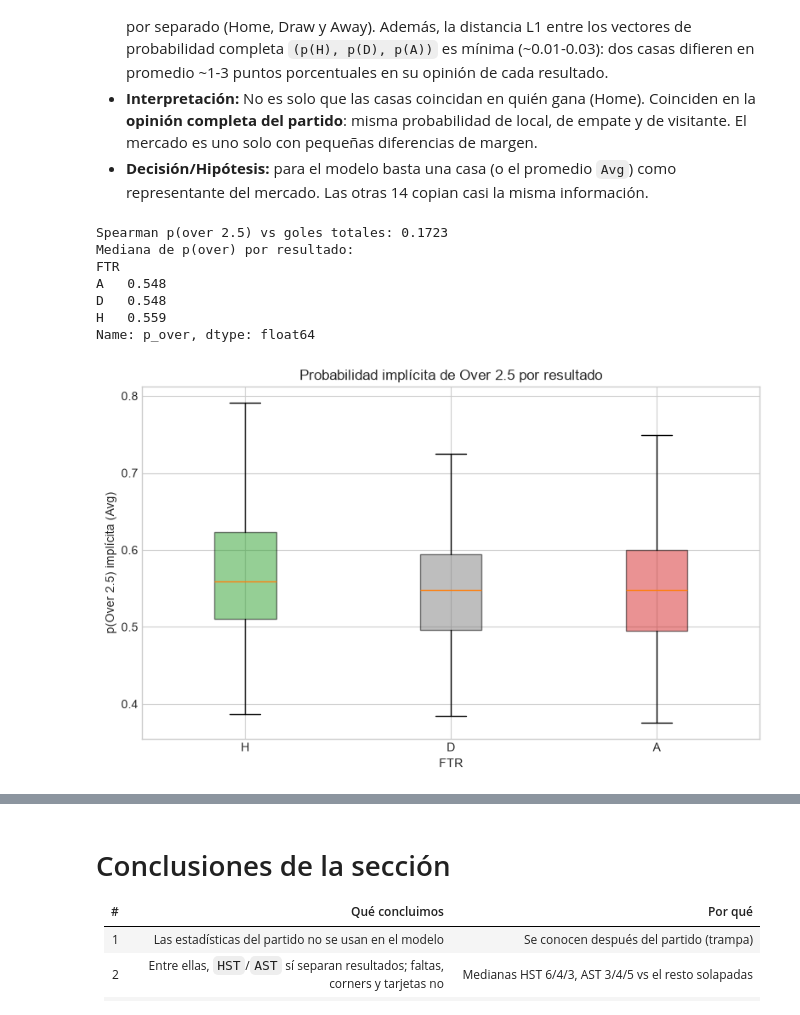
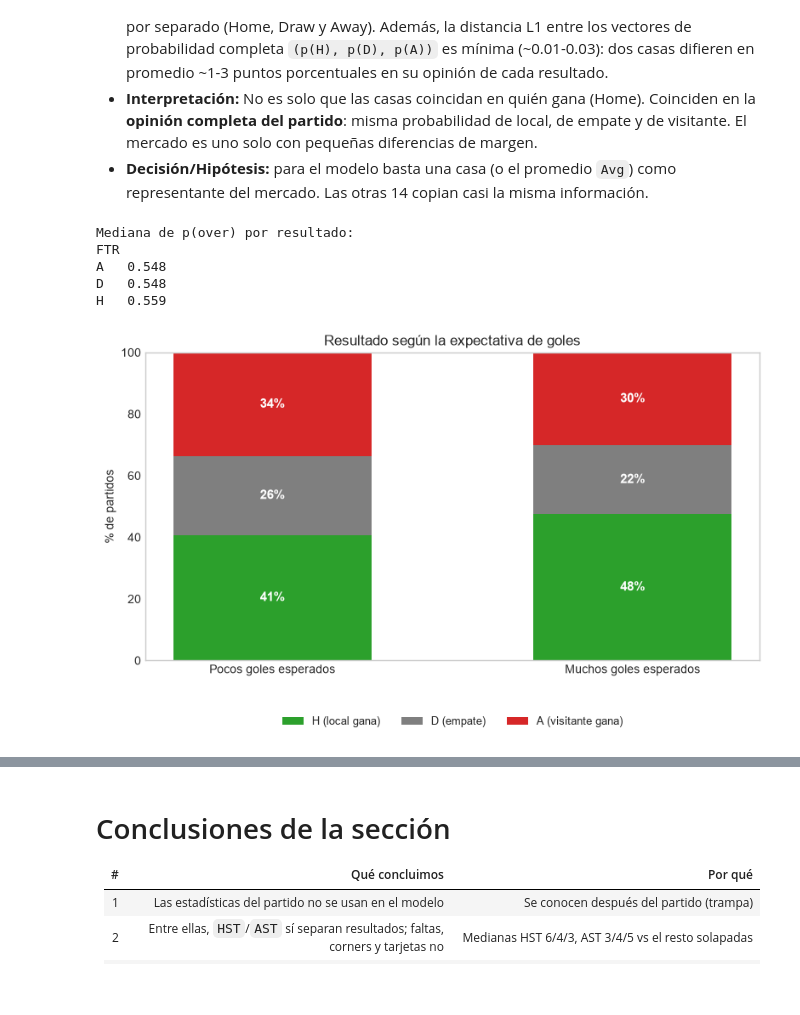
Before and after one commit to errodd/premier_league_football_predictor, a Jupyter notebook: notebooks/EDA.ipynb, the cells around one changed output, grey strips where cells are left out. Saved outputs shown, nothing was run; the diff lists cells and outputs as text; code cells hidden in the pictures; blank space fills up the shorter version.

```diff
--- a/notebooks/EDA.ipynb
+++ b/notebooks/EDA.ipynb
@@ -1356,39 +1356,54 @@ Distancia L1 media entre las 8 casas completas: 0.0062
 - **Decisión/Hipótesis:** para el modelo basta una casa (o el promedio `Avg`) como
   representante del mercado. Las otras 14 copian casi la misma información.
 # %%
-# Over/Under 2.5: probabilidad implícita de over desde Avg>2.5 / Avg<2.5
-def spearman_r(x, y):
-    rx = pd.Series(np.asarray(x, dtype=float).ravel()).rank(method="average")
-    ry = pd.Series(np.asarray(y, dtype=float).ravel()).rank(method="average")
-    return rx.corr(ry)
+# ¿La expectativa de goles influye en quién gana?
+# Probabilidad implícita de Over 2.5 (más de 2.5 goles en total) desde Avg.
+# Si esta probabilidad es alta, el mercado espera muchos goles; si es baja, pocos.
+# Agrupamos por la mediana y comparamos qué resultado salió más en cada grupo.
+ou_df = premier_df[["FTR", "FTHG", "FTAG", "Avg>2.5", "Avg<2.5"]].copy()
+ou_df["p_over"] = (1 / ou_df["Avg>2.5"]) / (1 / ou_df["Avg>2.5"] + 1 / ou_df["Avg<2.5"])
 
-ou_df = premier_df[["FTR", "FTHG", "FTAG", "Avg>2.5", "Avg<2.5"]].copy()
-ou_df["p_over"] = (1/ou_df["Avg>2.5"]) / (1/ou_df["Avg>2.5"] + 1/ou_df["Avg<2.5"])
-ou_df["total_goles"] = ou_df["FTHG"] + ou_df["FTAG"]
+mediana = ou_df["p_over"].median()
+ou_df["expectativa"] = np.where(ou_df["p_over"] < mediana, "Pocos goles esperados",
+                                "Muchos goles esperados")
 
-corr_ou = spearman_r(ou_df["p_over"], ou_df["total_goles"])
-print(f"Spearman p(over 2.5) vs goles totales: {corr_ou:.4f}")
+# Mediana de p(over) por resultado (dato de apoyo)
 print("Mediana de p(over) por resultado:")
-print(ou_df.groupby("FTR")["p_over"].median().round(4))
+print(ou_df.groupby("FTR")["p_over"].median().round(4).to_string())
+
+# Barras apiladas: en cada grupo (pocos/muchos goles), qué % terminó en H, D, A
+pivot = ou_df.groupby(["expectativa", "FTR"]).size().unstack(fill_value=0)
+pivot = pivot.div(pivot.sum(axis=1), axis=0) * 100
+pivot = pivot.reindex(["Pocos goles esperados", "Muchos goles esperados"])
+colores = {"H": "#2CA02C", "D": "#7F7F7F", "A": "#D62728"}
 
 fig, ax = plt.subplots(figsize=(8, 5))
-colores = ["#2CA02C", "#7F7F7F", "#D62728"]
-datos = [ou_df.loc[ou_df["FTR"] == r, "p_over"] for r in ["H", "D", "A"]]
-bp = ax.boxplot(datos, patch_artist=True, showfliers=False)
-for patch, color in zip(bp["boxes"], colores):
-    patch.set_facecolor(color)
-    patch.set_alpha(0.5)
-ax.set_xticklabels(["H", "D", "A"])
-ax.set(xlabel="FTR", ylabel="p(Over 2.5) implícita (Avg)",
-       title="Probabilidad implícita de Over 2.5 por resultado")
+ax.grid(False)
+
+bottoms = np.zeros(len(pivot))
+for res in ["H", "D", "A"]:
+    vals = pivot[res].values if res in pivot.columns else np.zeros(len(pivot))
+    bars = ax.bar(pivot.index, vals, bottom=bottoms, color=colores[res],
+                  label=res, width=0.55)
+    for bar, v in zip(bars, vals):
+        if v > 0:
+            ax.text(bar.get_x() + bar.get_width() / 2,
+                    bar.get_y() + bar.get_height() / 2,
+                    f"{v:.0f}%", ha="center", va="center", fontsize=11,
+                    color="white", weight="bold")
+    bottoms += vals
+
+ax.set(xlabel="", ylabel="% de partidos",
+       ylim=(0, 100), title="Resultado según la expectativa de goles")
+ax.legend(labels=["H (local gana)", "D (empate)", "A (visitante gana)"],
+          loc="upper center", bbox_to_anchor=(0.5, -0.15), ncol=3,
+          frameon=False, fontsize=9)
 plt.tight_layout()
 plt.show()
 # %% [output]
-Spearman p(over 2.5) vs goles totales: 0.1723
 Mediana de p(over) por resultado:
 FTR
 A   0.548
 D   0.548
 H   0.559
-Name: p_over, dtype: float64
-[figure, old version]
+[figure, new version]
```
Also changed, not shown: parts of 5 cells of this notebook.
